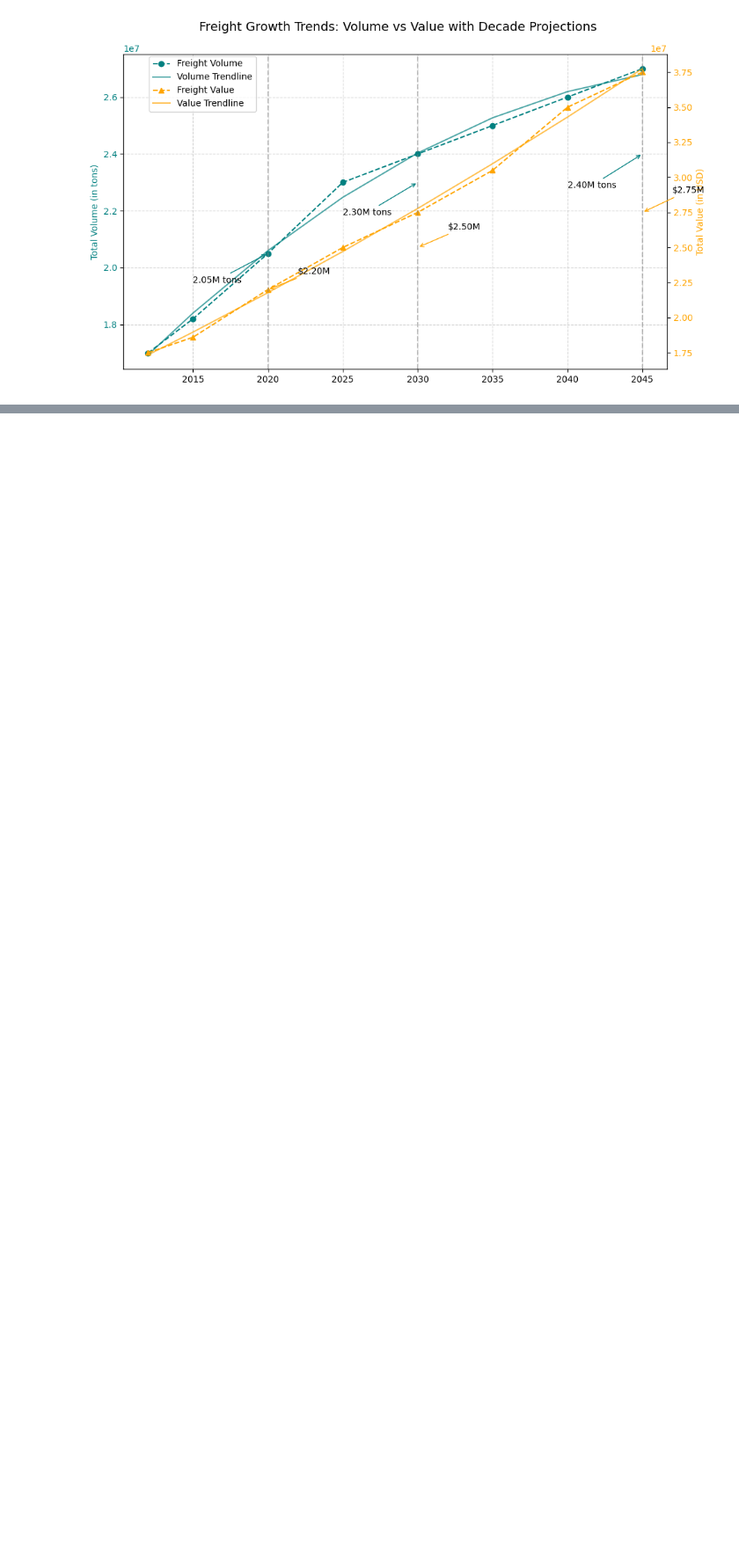
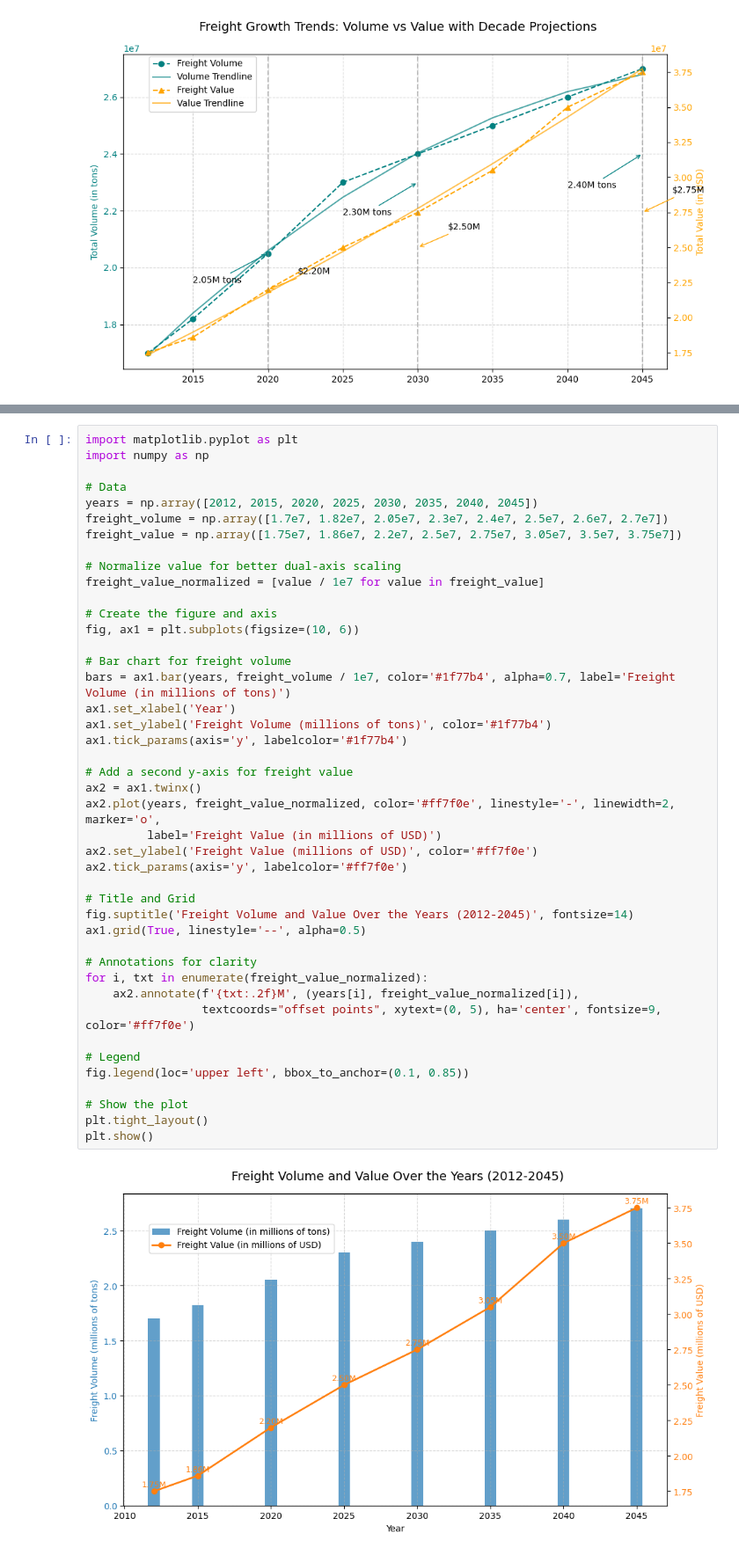
Before and after one commit to Om700-create/Freight_Analysis_Framework-, a Jupyter notebook: notebooks/01_eda.ipynb, the cells around one changed output, grey strips where cells are left out. Shown at 88% size. Saved outputs shown, nothing was run; the diff lists cells and outputs as text; blank space fills up the shorter version.

```diff
--- a/notebooks/01_eda.ipynb
+++ b/notebooks/01_eda.ipynb
@@ -599,0 +640,45 @@ plt.show()
+# %%
+import matplotlib.pyplot as plt
+import numpy as np
+
+# Data
+years = np.array([2012, 2015, 2020, 2025, 2030, 2035, 2040, 2045])
+freight_volume = np.array([1.7e7, 1.82e7, 2.05e7, 2.3e7, 2.4e7, 2.5e7, 2.6e7, 2.7e7])
+freight_value = np.array([1.75e7, 1.86e7, 2.2e7, 2.5e7, 2.75e7, 3.05e7, 3.5e7, 3.75e7])
+
+# Normalize value for better dual-axis scaling
+freight_value_normalized = [value / 1e7 for value in freight_value]
+
+# Create the figure and axis
+fig, ax1 = plt.subplots(figsize=(10, 6))
+
+# Bar chart for freight volume
+bars = ax1.bar(years, freight_volume / 1e7, color='#1f77b4', alpha=0.7, label='Freight Volume (in millions of tons)')
+ax1.set_xlabel('Year')
+ax1.set_ylabel('Freight Volume (millions of tons)', color='#1f77b4')
+ax1.tick_params(axis='y', labelcolor='#1f77b4')
+
+# Add a second y-axis for freight value
+ax2 = ax1.twinx()
+ax2.plot(years, freight_value_normalized, color='#ff7f0e', linestyle='-', linewidth=2, marker='o',
+         label='Freight Value (in millions of USD)')
+ax2.set_ylabel('Freight Value (millions of USD)', color='#ff7f0e')
+ax2.tick_params(axis='y', labelcolor='#ff7f0e')
+
+# Title and Grid
+fig.suptitle('Freight Volume and Value Over the Years (2012-2045)', fontsize=14)
+ax1.grid(True, linestyle='--', alpha=0.5)
+
+# Annotations for clarity
+for i, txt in enumerate(freight_value_normalized):
+    ax2.annotate(f'{txt:.2f}M', (years[i], freight_value_normalized[i]),
+                 textcoords="offset points", xytext=(0, 5), ha='center', fontsize=9, color='#ff7f0e')
+
+# Legend
+fig.legend(loc='upper left', bbox_to_anchor=(0.1, 0.85))
+
+# Show the plot
+plt.tight_layout()
+plt.show()
+# %% [output]
+[figure, added]
```
Also changed, not shown: parts of 27 cells of this notebook.
